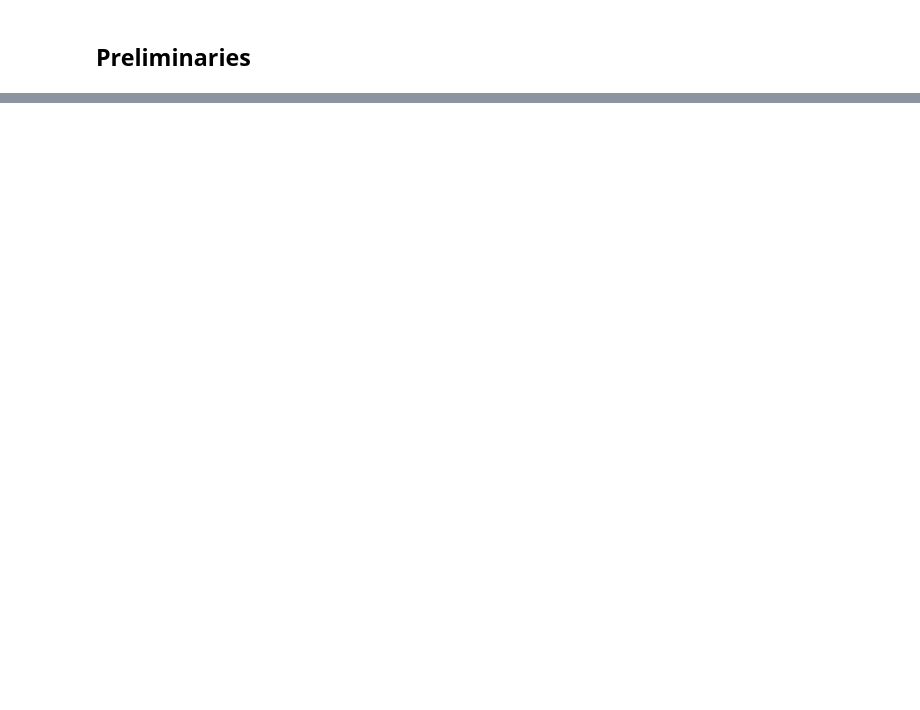
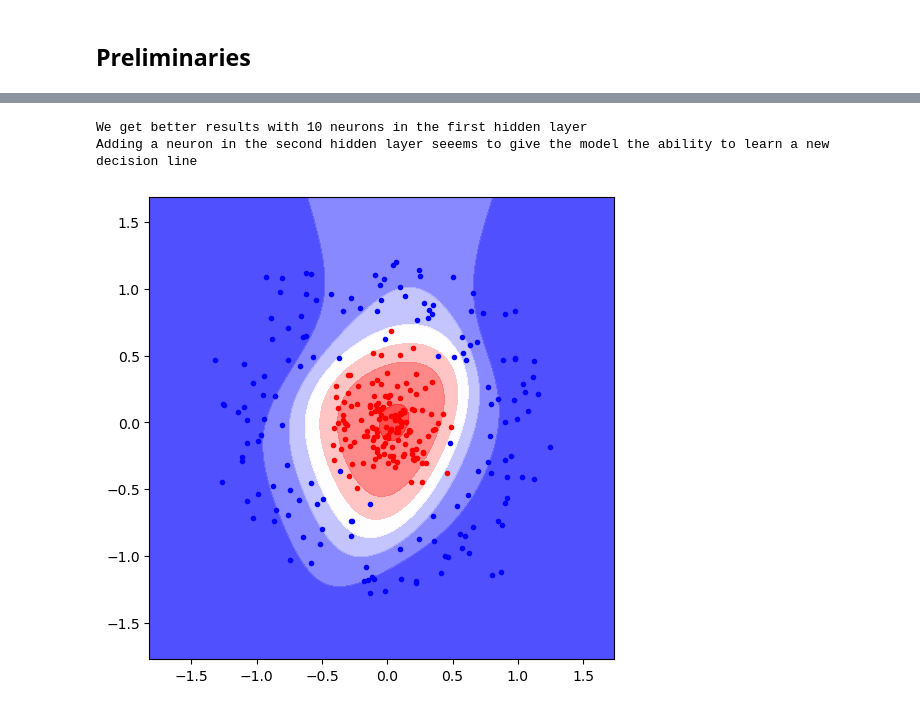
Before and after one commit to FabioGadegbeku/Feed-Forward-Neural-Network, a Jupyter notebook: neural_network.ipynb, the cells around one changed output, grey strips where cells are left out. Drawn from its saved outputs; the diff is of its cells as text; code cells hidden in the pictures; blank space fills up the shorter version.

```diff
--- a/neural_network.ipynb
+++ b/neural_network.ipynb
@@ -347,0 +274,30 @@ plt.contourf(x11, x22, Z, cmap=plt.cm.bwr, alpha=.8)
+# %%
+mlp10 = MLP(X,y,[2,10,1,1]) # Here we have   hidden layers with 10 neurons lets train it and plot the results
+mlp10.train(100,0.01)
+
+h = .02
+x1_min, x1_max = X[:, 0].min() - .5, X[:, 0].max() + .5
+x2_min, x2_max = X[:, 1].min() - .5, X[:, 1].max() + .5
+x11, x22 = np.meshgrid(np.arange(x1_min, x1_max, h),
+                        np.arange(x2_min, x2_max, h))
+X_disp = np.c_[x11.ravel(), x22.ravel()]
+n_disp = X_disp.shape[0]
+Z = []
+for u in range(mlp10.archi[0]):
+    mlp10.net[0][u].data = X_disp[:,u]
+for i in range(n_disp):
+    Z.append(mlp10.predict(i))
+for u in range(mlp10.archi[0]):
+    mlp10.net[0][u].data = X[:,u]
+Z = np.array(Z)
+Z = Z.reshape(x11.shape)
+plt.figure(3,figsize=[6,6])
+plt.plot(X[:,0][np.where(y==1)],X[:,1][np.where(y==1)],'.r')
+plt.plot(X[:,0][np.where(y==0)],X[:,1][np.where(y==0)],'.b')
+plt.contourf(x11, x22, Z, cmap=plt.cm.bwr, alpha=.8)
+print('We get better results with 10 neurons in the first hidden layer')
+print('Adding a neuron in the second hidden layer seeems to give the model the ability to learn a new decision line')
+# %% [output]
+We get better results with 10 neurons in the first hidden layer
+Adding a neuron in the second hidden layer seeems to give the model the ability to learn a new decision line
+[figure, added]
```
Also changed, not shown: parts of 52 cells of this notebook.
